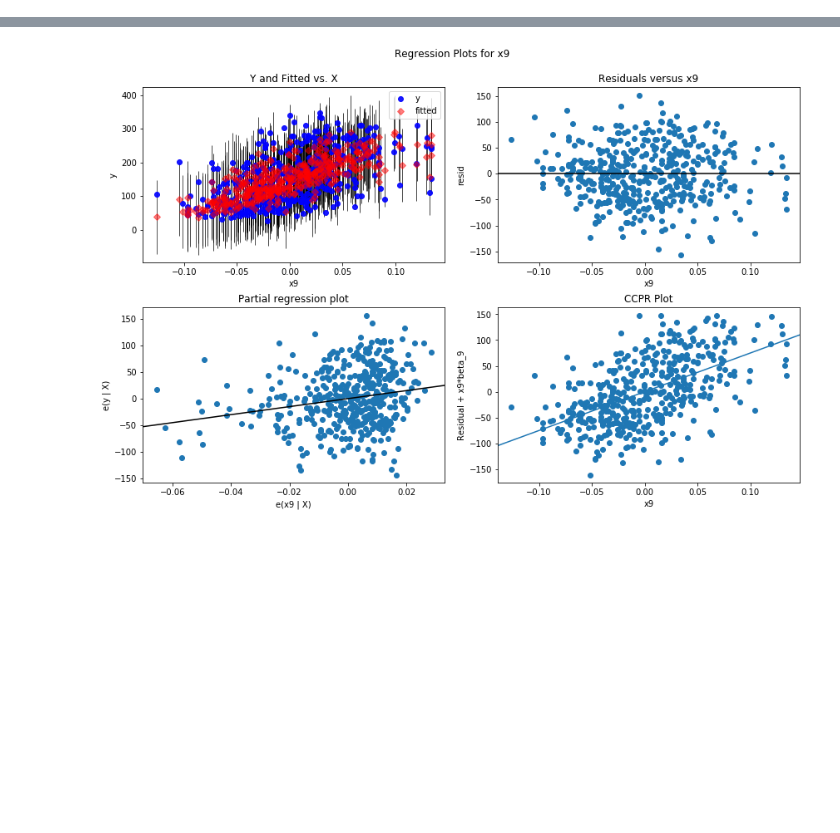
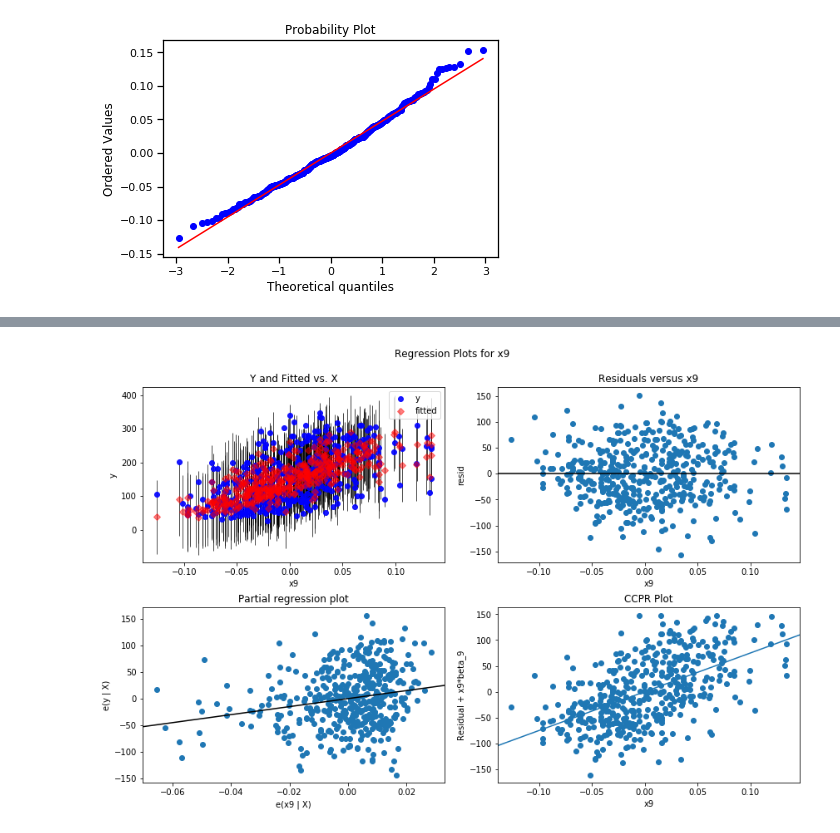
Before and after one commit to nandinijampala/SelfStudyNotes, a Jupyter notebook: Linear_Regression/Linear_regression.ipynb, the cells around one changed output, grey strips where cells are left out. Cells and saved outputs as stored; diff of their text form; code cells hidden in the pictures; blank space fills up the shorter version.

```diff
--- a/Linear_Regression/Linear_regression.ipynb
+++ b/Linear_Regression/Linear_regression.ipynb
@@ -67,0 +74,4 @@ array([[ 1.        ,  0.03807591,  0.05068012, ..., -0.00259226,
+# %%
+res = stats.probplot(d1['5'], plot=plt)
+# %% [output]
+[figure, added]
```
Also changed, not shown: parts of 54 cells of this notebook, 10 other files.
